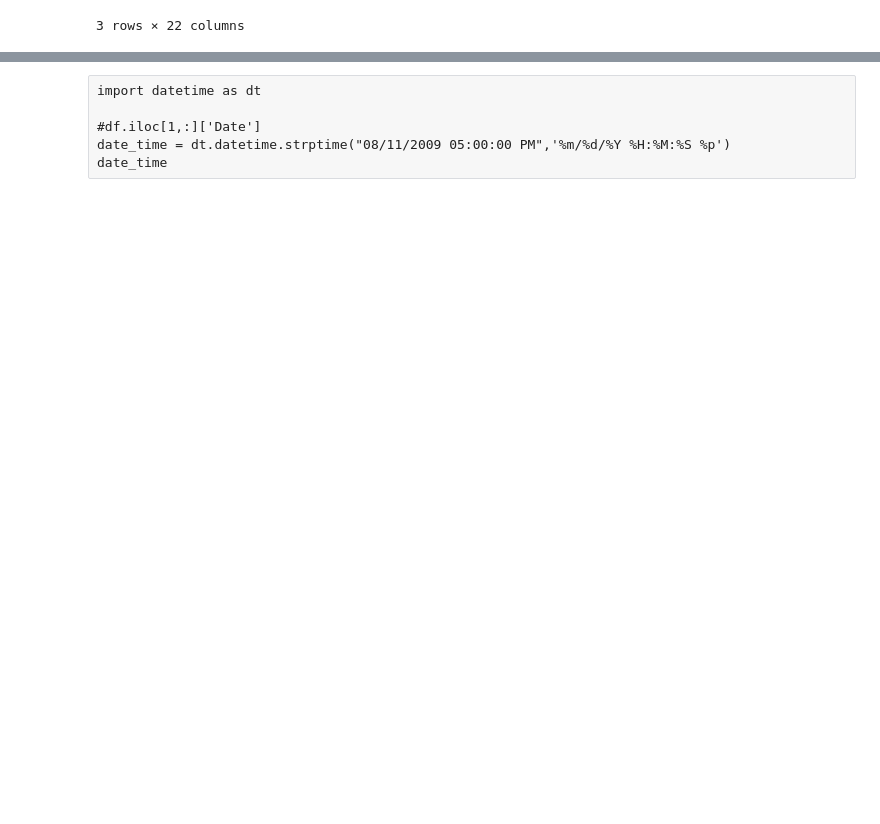
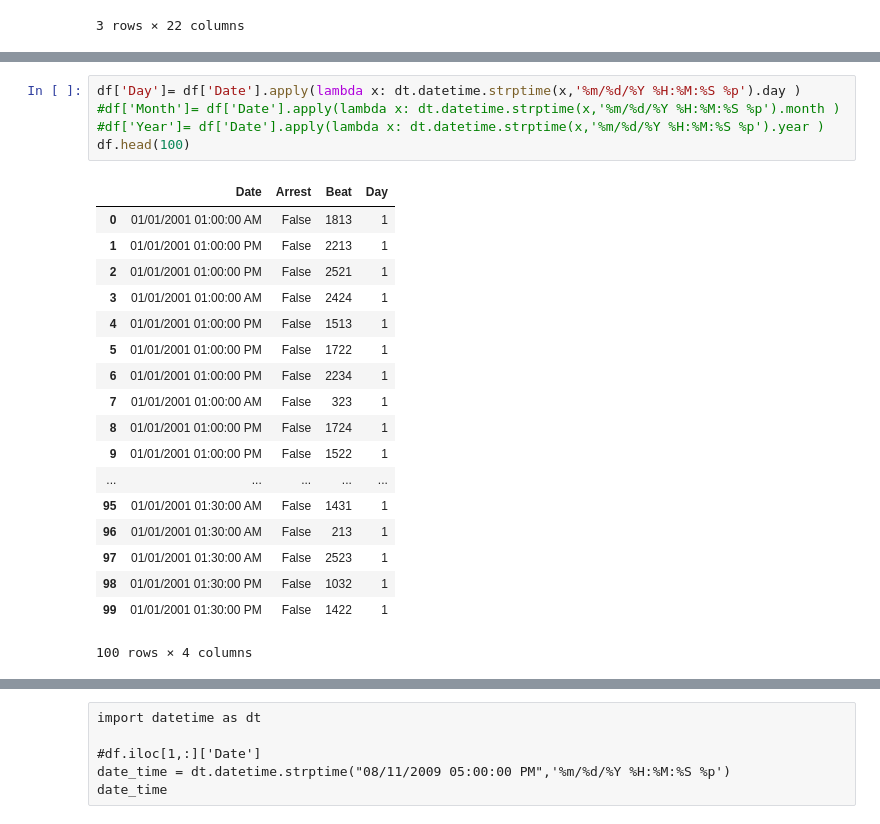
Before and after one commit to Chibuu/TimeSeries, a Jupyter notebook: Preliminary.ipynb, the cells around one changed output, grey strips where cells are left out. Saved outputs shown, nothing was run; the diff lists cells and outputs as text; blank space fills up the shorter version.

```diff
--- a/Preliminary.ipynb
+++ b/Preliminary.ipynb
@@ -104,0 +102,24 @@ df.shape
+# %%
+df['Day']= df['Date'].apply(lambda x: dt.datetime.strptime(x,'%m/%d/%Y %H:%M:%S %p').day )
+#df['Month']= df['Date'].apply(lambda x: dt.datetime.strptime(x,'%m/%d/%Y %H:%M:%S %p').month )
+#df['Year']= df['Date'].apply(lambda x: dt.datetime.strptime(x,'%m/%d/%Y %H:%M:%S %p').year )
+df.head(100)
+# %% [output]
+|  | Date | Arrest | Beat | Day |
+| 0 | 01/01/2001 01:00:00 AM | False | 1813 | 1 |
+| 1 | 01/01/2001 01:00:00 PM | False | 2213 | 1 |
+| 2 | 01/01/2001 01:00:00 PM | False | 2521 | 1 |
+| 3 | 01/01/2001 01:00:00 AM | False | 2424 | 1 |
+| 4 | 01/01/2001 01:00:00 PM | False | 1513 | 1 |
+| 5 | 01/01/2001 01:00:00 PM | False | 1722 | 1 |
+| 6 | 01/01/2001 01:00:00 PM | False | 2234 | 1 |
+| 7 | 01/01/2001 01:00:00 AM | False | 323 | 1 |
+| 8 | 01/01/2001 01:00:00 PM | False | 1724 | 1 |
+| 9 | 01/01/2001 01:00:00 PM | False | 1522 | 1 |
+| ... | ... | ... | ... | ... |
+| 95 | 01/01/2001 01:30:00 AM | False | 1431 | 1 |
+| 96 | 01/01/2001 01:30:00 AM | False | 213 | 1 |
+| 97 | 01/01/2001 01:30:00 AM | False | 2523 | 1 |
+| 98 | 01/01/2001 01:30:00 PM | False | 1032 | 1 |
+| 99 | 01/01/2001 01:30:00 PM | False | 1422 | 1 |
+100 rows × 4 columns
```
Also changed, not shown: parts of 16 cells of this notebook, 9 other files.
